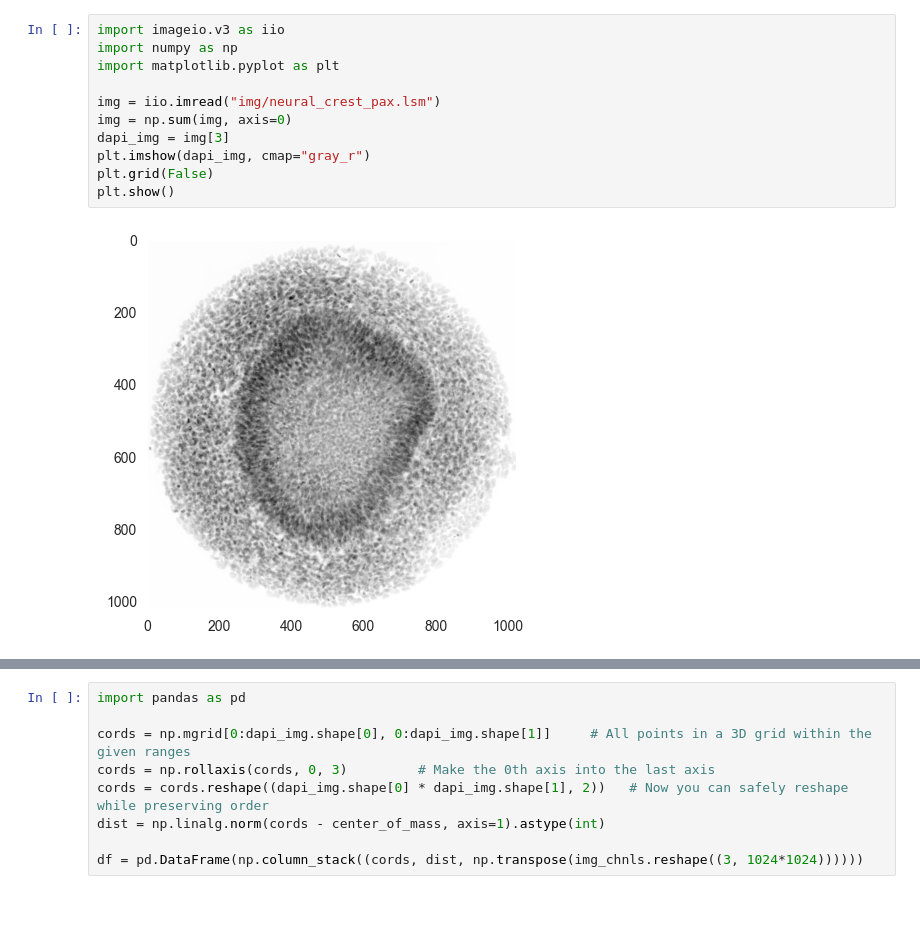
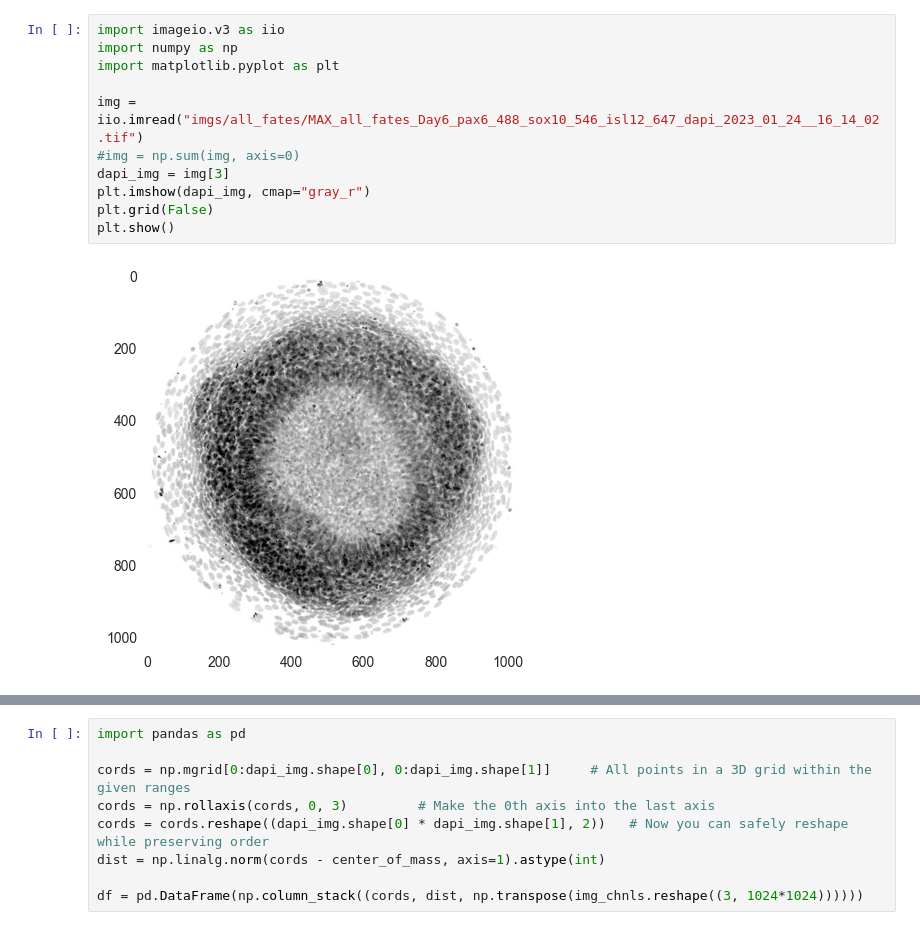
Before and after one commit to flotji-potji/micropattern_analysis, a Jupyter notebook: img_analysis.ipynb, the cells around one changed output, grey strips where cells are left out. Saved outputs shown, nothing was run; the diff lists cells and outputs as text.

```diff
--- a/img_analysis.ipynb
+++ b/img_analysis.ipynb
@@ -1,16 +1,16 @@
 # %%
 import imageio.v3 as iio
 import numpy as np
 import matplotlib.pyplot as plt
 
-img = iio.imread("img/neural_crest_pax.lsm")
-img = np.sum(img, axis=0)
+img = iio.imread("imgs/all_fates/MAX_all_fates_Day6_pax6_488_sox10_546_isl12_647_dapi_2023_01_24__16_14_02.tif")
+#img = np.sum(img, axis=0)
 dapi_img = img[3]
 plt.imshow(dapi_img, cmap="gray_r")
 plt.grid(False)
 plt.show()
 # %% [output]
-[figure, old version]
+[figure, new version]
 # %%
 from skimage.filters import threshold_triangle
 
```
Also changed, not shown: parts of 7 cells of this notebook, 2 other files.
